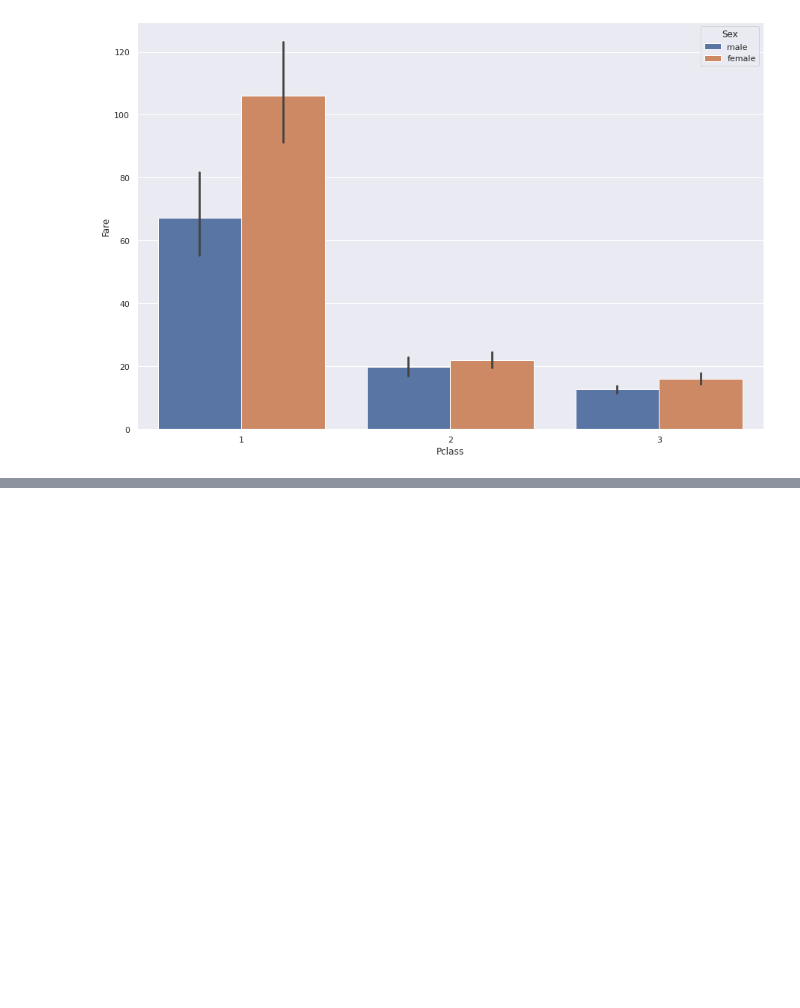
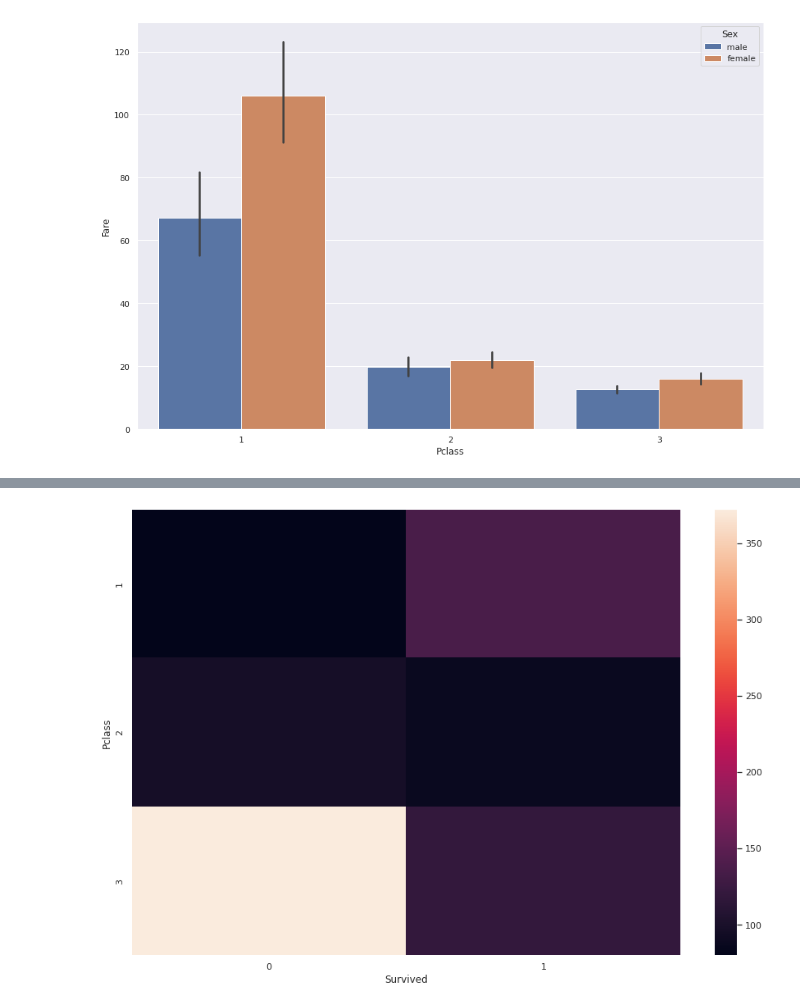
Before and after one commit to FMurunga/DataScience-Projects, a Jupyter notebook: Titanic_Exploratory_Data_Analysis.ipynb, the cells around one changed output, grey strips where cells are left out. Saved outputs shown, nothing was run; the diff lists cells and outputs as text; code cells hidden in the pictures; blank space fills up the shorter version.

```diff
--- a/Titanic_Exploratory_Data_Analysis.ipynb
+++ b/Titanic_Exploratory_Data_Analysis.ipynb
@@ -112,0 +235,7 @@ plt.show()
+# %%
+#Heatmap= visual representation of the pandas cross tab
+#How many passengers in the different categories died
+sns.heatmap(pd.crosstab(data['Pclass'], data['Survived']))
+plt.show()
+# %% [output]
+[figure, added]
```
Also changed, not shown: parts of 13 cells of this notebook.
